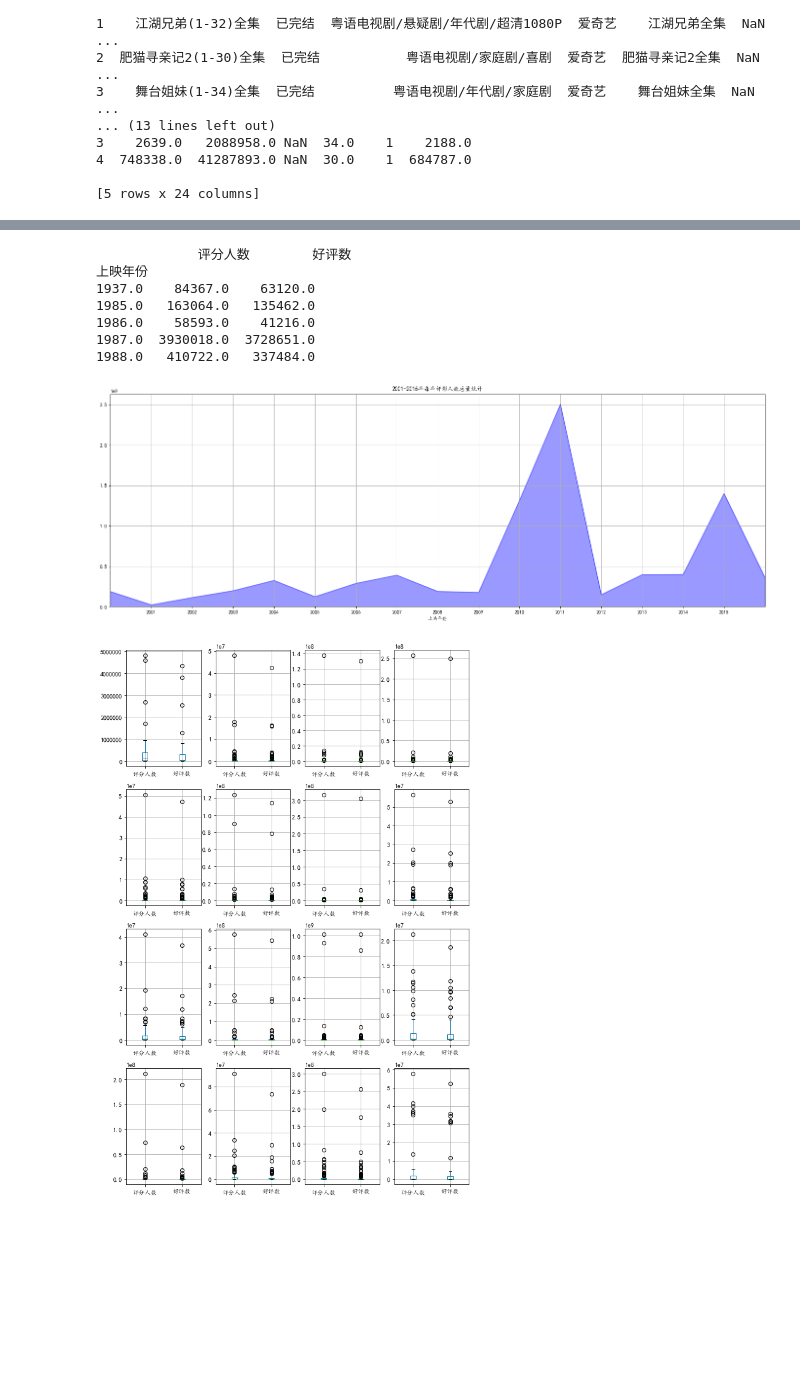
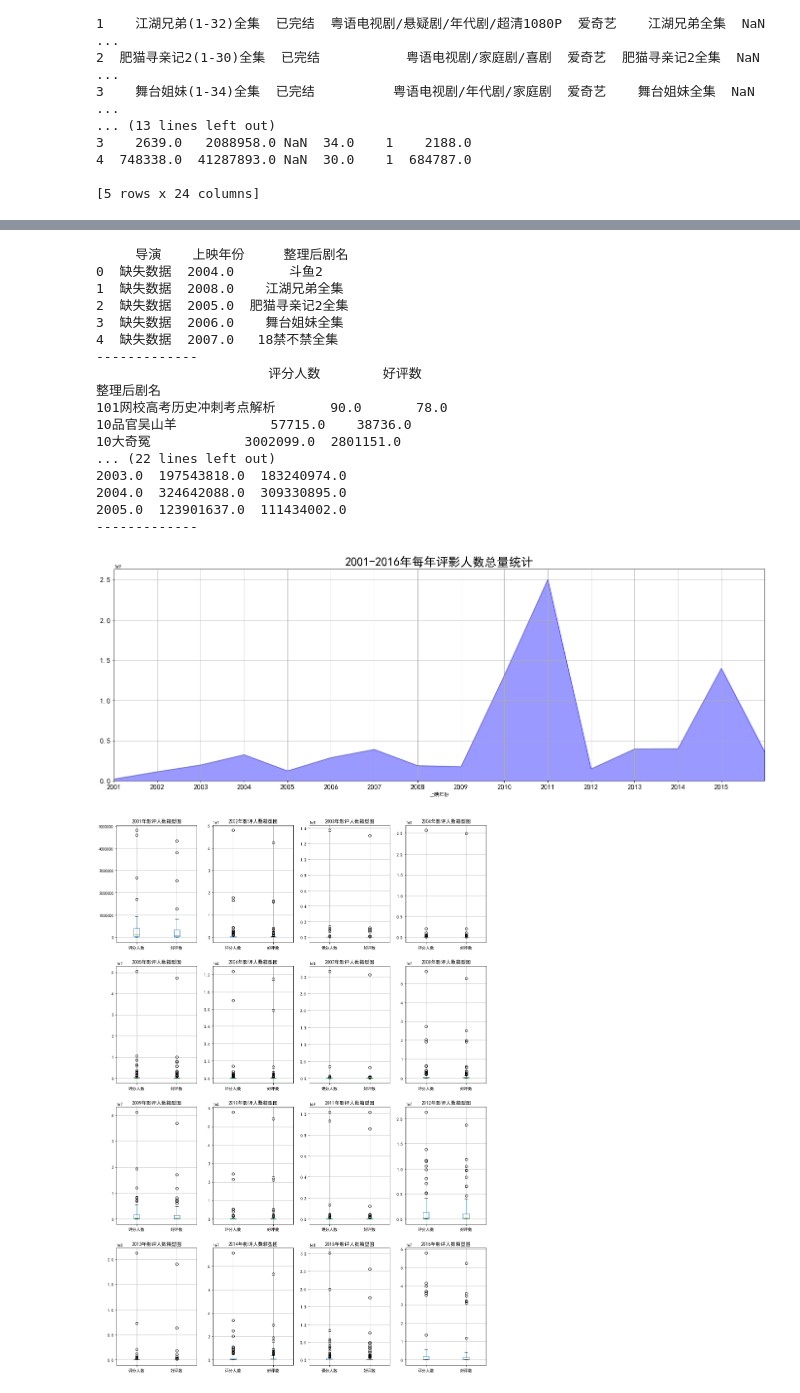
Before and after one commit to JasonYangCode/Project01_MovieDataProcessingAndAnalysis, a Jupyter notebook: MovieDataProcessingAndAnalysis.ipynb, the cells around one changed output, grey strips where cells are left out. Saved outputs shown, nothing was run; the diff lists cells and outputs as text; code cells hidden in the pictures; blank space fills up the shorter version.

```diff
--- a/MovieDataProcessingAndAnalysis.ipynb
+++ b/MovieDataProcessingAndAnalysis.ipynb
@@ -41,7 +24,7 @@
 import pandas as pd
 import numpy as np
 import matplotlib.pyplot as plt
-plt.rcParams['font.sans-serif'] = ['KaiTi']
+plt.rcParams['font.sans-serif'] = ['SimHei']
 plt.rcParams['axes.unicode_minus'] = False
 
 %matplotlib inline
@@ -107,18 +137,16 @@ print(data_c1.head(10))
 # %%
-# 数据清洗 - 时间标签转化
-# 将时间字段改为时间标签
-# 要求：创建函数
-# 提示：需要将中文日期转化为非中文日期，例如 2016年5月24日 → 2016.5.24
+# 1.2将时间字段改为时间标签
+# 将时间字段改为时间标签，例如 2016年5月24日 → 2016.5.24
 
-def data_time(df,*cols):
+def data_time(df,*cols):  # *cols可变参数
     for col in cols:
-        df[col] = df[col].str.replace('年','.')
-        df[col] = df[col].str.replace('月','.')
-        df[col] = df[col].str.replace('日','')
+        df[col] = df[col].astype(str).replace('年','.')
+        df[col] = df[col].astype(str).replace('月','.')
+        df[col] = df[col].astype(str).replace('日','')
         df[col] = pd.to_datetime(df[col])
     return(df)
 # 该函数将输入列名的列，改为DatetimeIndex格式
 
 data_c2 = data_time(data_c1,'数据获取日期')
-print(data_c2.head(10))
+print(data_c2.head())
 # %% [output]
@@ -178,52 +227,73 @@ result_q1['好评率'].plot(kind='bar',
 # ③ IQR=Q3-Q1
 # ④ 外限：最大值区间Q3+3IQR,最小值区间Q1-3IQR （IQR=Q3-Q1）
 
-q2data1 = data_c2[['导演','上映年份','整理后剧名']].drop_duplicates()
-q2data1 = q2data1[q2data1['上映年份'] != 0]
-# 筛选出不同年份的数据，去除‘上映年份’字段缺失数据
+q2data1 = data_c2[['导演','上映年份','整理后剧名']].drop_duplicates()  # drop_duplicates去重
+q2data1 = q2data1[q2data1['上映年份'] > 2000]  # 只要2001-2016年份的数据
+print(q2data1.head())
+print('-------------')
 
 q2data2 = data_c2.groupby('整理后剧名').sum()[['评分人数','好评数']]
-#print(q2data2)
+print(q2data2.head())
+print('-------------')
 # 求出不同剧的评分人数、好评数总和
 
 q2data3 = pd.merge(q2data1,q2data2,left_on='整理后剧名',right_index=True)
-#print(q2data3)
+print(q2data3.head())
+print('-------------')
 # 合并数据，得到不同年份，不同剧的评分人数、好评数总和
 
 q2data4 = q2data3.groupby('上映年份').sum()[['评分人数','好评数']]
 print(q2data4.head())
+print('-------------')
+q2data5 = data_c2[data_c2['上映年份'] > 2000].groupby('上映年份').sum()[['评分人数','好评数']]
+print(q2data5.head())
+print('-------------')
 # 按照电影上映年份统计，评分人数量
+# 每年影评人数通过每个电影来判断是否合理？存在同一个人评价多个电影的情况
 
 fig1 = plt.figure(num=1,figsize=(12,4))
-q2data4['评分人数'].loc[2000:].plot.area(figsize = (24,8),
+fig2 = q2data4['评分人数'].loc[2000:].plot.area(figsize = (24,8),
                                     grid = True,
                                     color = 'b',
                                     alpha = 0.4)
 plt.xticks(range(2001,2016))
 plt.title('2001-2016年每年评影人数总量统计')
+fig2.axes.title.set_size(25)
+plt.tick_params(labelsize=15)
+
 # 创建面积图
-# 每年影评人数通过每个电影来判断是否合理？
 # 存在异常值，哪些是异常值？
 
-fig,axes = plt.subplots(4,4,figsize=(10,16))
+fig,axes = plt.subplots(4,4,figsize=(16,24))
 start = 2001
 for i in range(4):
     for j in range(4):
         data = q2data3[q2data3['上映年份'] == start]
         data[['评分人数','好评数']].boxplot(whis = 3,  # IQR为3
-                                            return_type='dict',ax = axes[i,j])  # 创建矩阵箱型图
+                                            # return_type='dict',
+                                            ax = axes[i,j]).set_title('%i年影评人数箱型图'%start)  # 创建矩阵箱型图
         start += 1
 # 发现基本每年的数据中都有异常值，且为极度异常
 # %% [output]
-             评分人数        好评数
-上映年份
-1937.0    84367.0    63120.0
-1985.0   163064.0   135462.0
-1986.0    58593.0    41216.0
-1987.0  3930018.0  3728651.0
-1988.0   410722.0   337484.0
+     导演    上映年份     整理后剧名
+0  缺失数据  2004.0       斗鱼2
+1  缺失数据  2008.0    江湖兄弟全集
+2  缺失数据  2005.0  肥猫寻亲记2全集
+3  缺失数据  2006.0    舞台姐妹全集
+4  缺失数据  2007.0   18禁不禁全集
+-------------
+                      评分人数        好评数
+整理后剧名
+101网校高考历史冲刺考点解析       90.0       78.0
+10品官吴山羊            57715.0    38736.0
+10大奇冤            3002099.0  2801151.0
+... (22 lines left out)
+2003.0  197543818.0  183240974.0
+2004.0  324642088.0  309330895.0
+2005.0  123901637.0  111434002.0
+-------------
-[figure, old version]
+[figure, new version]
-[figure, old version]
+[figure, new version]
 # %%
 # 创建函数得到外限最大最小值
 # 查看异常值
```
Also changed, not shown: parts of 9 cells of this notebook, 3 other files.
